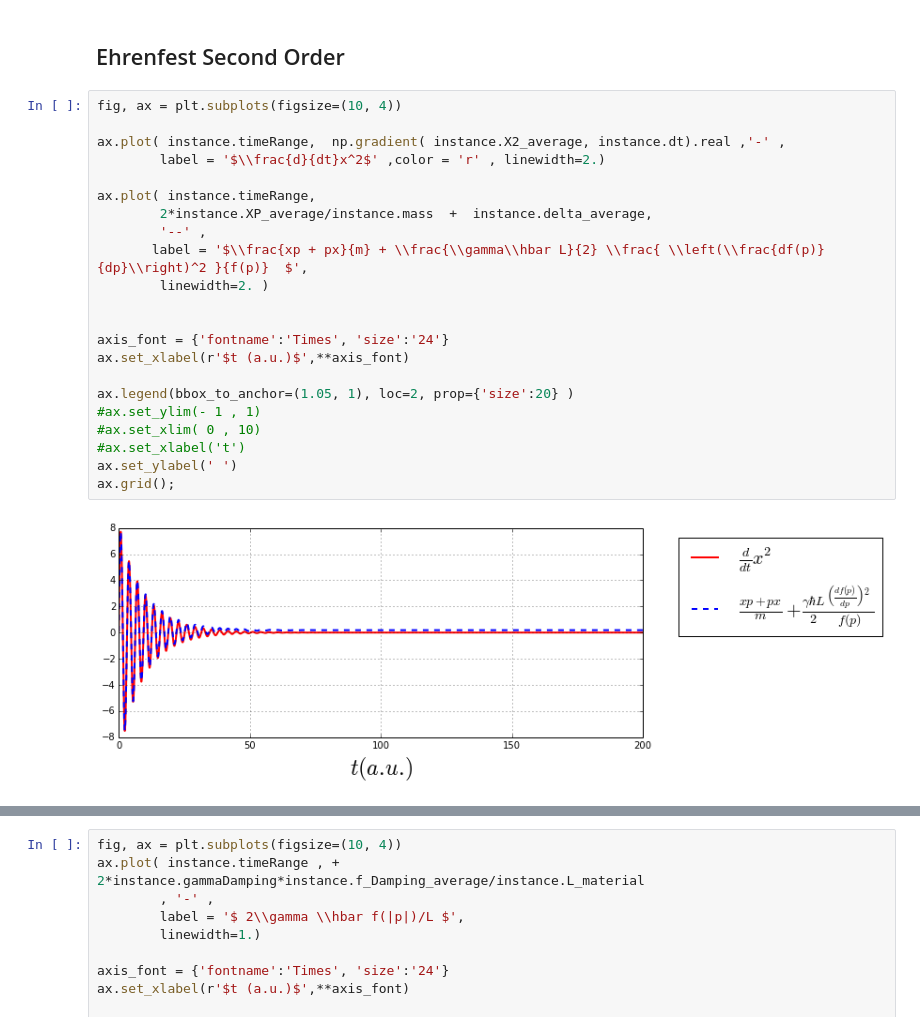
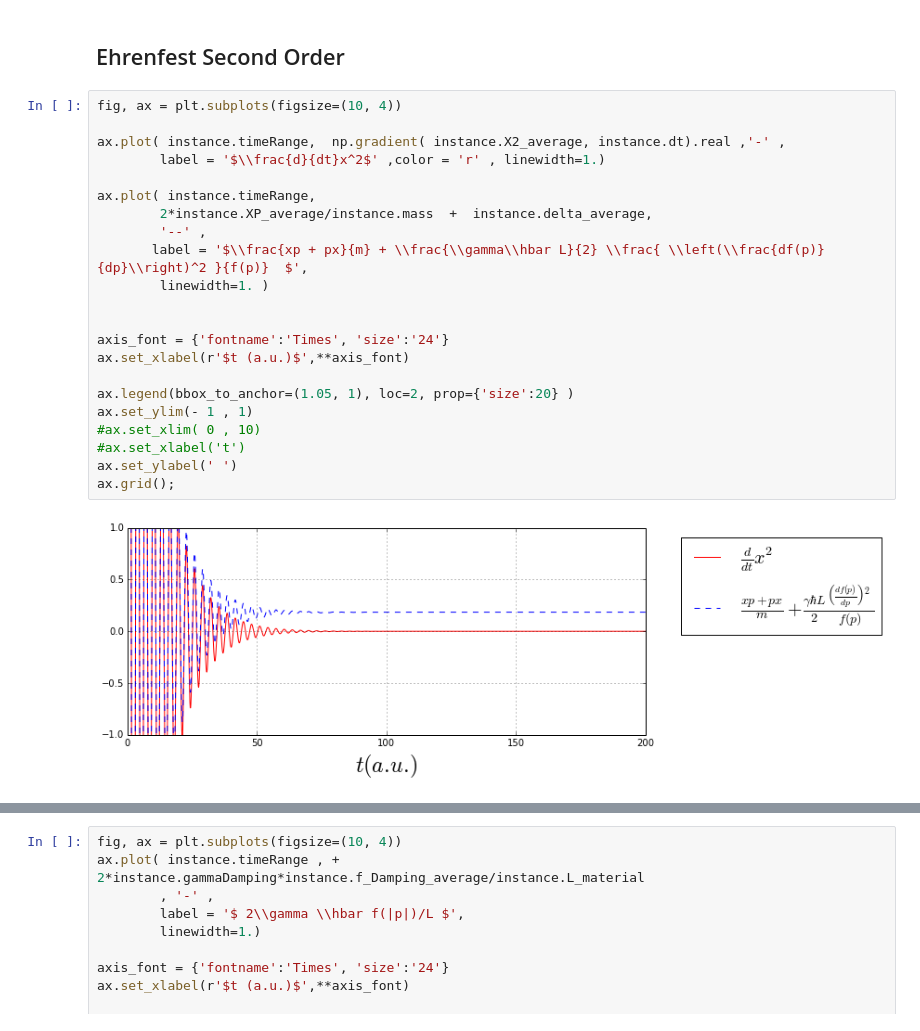
Before and after one commit to cabrer7/PyWignerCUDA, a Jupyter notebook: instances/Rho2D/Ohmic/grid256_L6.0_epsilon0.5_amplitude20/Damping_XX_PInit3_Omega1_Gamma0.07_DTheta0.0143.ipynb, the cells around one changed output, grey strips where cells are left out. Saved outputs shown, nothing was run; the diff lists cells and outputs as text.

```diff
--- a/instances/Rho2D/Ohmic/grid256_L6.0_epsilon0.5_amplitude20/Damping_XX_PInit3_Omega1_Gamma0.07_DTheta0.0143.ipynb
+++ b/instances/Rho2D/Ohmic/grid256_L6.0_epsilon0.5_amplitude20/Damping_XX_PInit3_Omega1_Gamma0.07_DTheta0.0143.ipynb
@@ -409,27 +407,27 @@ ax.grid();
 # %%
 fig, ax = plt.subplots(figsize=(10, 4))
 
 ax.plot( instance.timeRange,  np.gradient( instance.X2_average, instance.dt).real ,'-' ,
-        label = '$\\frac{d}{dt}x^2$' ,color = 'r' , linewidth=2.)
+        label = '$\\frac{d}{dt}x^2$' ,color = 'r' , linewidth=1.)
 
 ax.plot( instance.timeRange,
         2*instance.XP_average/instance.mass  +  instance.delta_average,
         '--' ,
        label = '$\\frac{xp + px}{m} + \\frac{\\gamma\\hbar L}{2} \\frac{ \\left(\\frac{df(p)}{dp}\\right)^2 }{f(p)}  $',
-        linewidth=2. )
+        linewidth=1. )
 
 
 axis_font = {'fontname':'Times', 'size':'24'}
 ax.set_xlabel(r'$t (a.u.)$',**axis_font)
 
 ax.legend(bbox_to_anchor=(1.05, 1), loc=2, prop={'size':20} )
-#ax.set_ylim(- 1 , 1)
+ax.set_ylim(- 1 , 1)
 #ax.set_xlim( 0 , 10)
 #ax.set_xlabel('t')
 ax.set_ylabel(' ')
 ax.grid();
 # %% [output]
-[figure, old version]
+[figure, new version]
 # %%
 fig, ax = plt.subplots(figsize=(10, 4))
 
```
Also changed, not shown: parts of 14 cells of this notebook, 9 other files.
